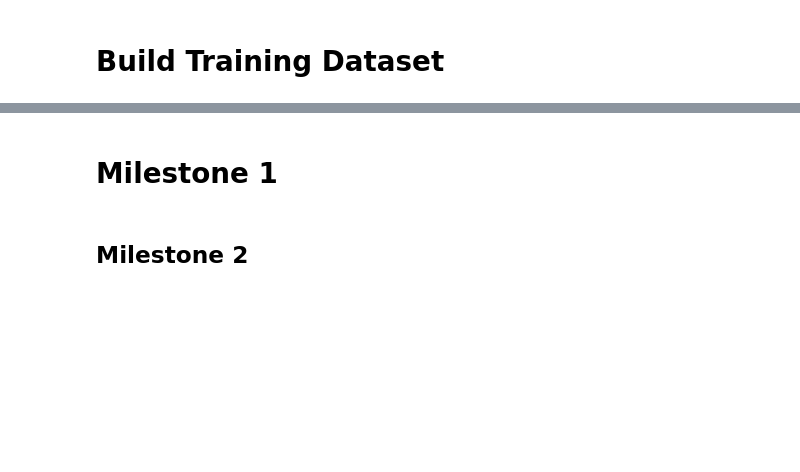
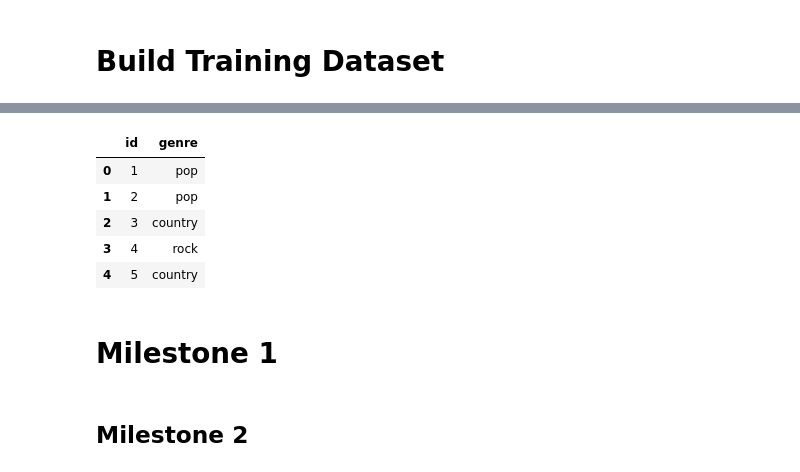
Before and after one commit to 24f1001527/dl-genai-project, a Jupyter notebook: dl-24f1001527-notebook-t12026.ipynb, the cells around one changed output, grey strips where cells are left out. Cells and saved outputs as stored; diff of their text form; code cells hidden in the pictures; blank space fills up the shorter version.

```diff
--- a/dl-24f1001527-notebook-t12026.ipynb
+++ b/dl-24f1001527-notebook-t12026.ipynb
@@ -632,30 +773,24 @@ for fname in tqdm(test_df["filename"]):
 
     file_path = f"{DATA_PATH}/{fname}"
 
-    y_audio,_=librosa.load(file_path,sr=SR)
+    y_audio,_ = librosa.load(file_path, sr=SR)
 
-    segment_len=SEGMENT_DURATION*SR
+    segment_len = SEGMENT_DURATION * SR
 
-    segments=len(y_audio)//segment_len
+    segments = len(y_audio) // segment_len
 
-    feats=[]
+    feats = []
 
     for i in range(segments):
 
-        segment=y_audio[
-            i*segment_len:
-            (i+1)*segment_len
+        segment = y_audio[
+            i*segment_len:(i+1)*segment_len
         ]
 
-        feat=extract_features(segment)
+        feat = extract_features(segment)
 
         feats.append(feat)
 
-    X_test.append(np.mean(feats,axis=0))
+    X_test.append(np.mean(feats, axis=0))
 
-X_test=scaler.transform(np.array(X_test))
-
-X_test_tensor=torch.tensor(
-    X_test,
-    dtype=torch.float32
-).to(device)
+X_test = scaler.transform(np.array(X_test))
@@ -662,19 +840,23 @@ X_test_tensor=torch.tensor(
+# %%
+preds = lgb_model.predict(X_test)
+
+pred_labels = le.inverse_transform(preds)
 # %%
-model.eval()
-
-with torch.no_grad():
-    preds = model(X_test_tensor)
-    preds = torch.argmax(preds, axis=1).cpu().numpy()
-
-pred_labels = le.inverse_transform(preds)
-
 submission = pd.DataFrame({
     "id": test_df["id"],
     "genre": pred_labels
 })
 
 submission.to_csv("submission.csv", index=False)
+
 submission.head()
+# %% [output]
+|  | id | genre |
+| 0 | 1 | pop |
+| 1 | 2 | pop |
+| 2 | 3 | country |
+| 3 | 4 | rock |
+| 4 | 5 | country |
 # %% [markdown]
 # Milestone 1
 # %%
```
Also changed, not shown: parts of 38 cells of this notebook.
